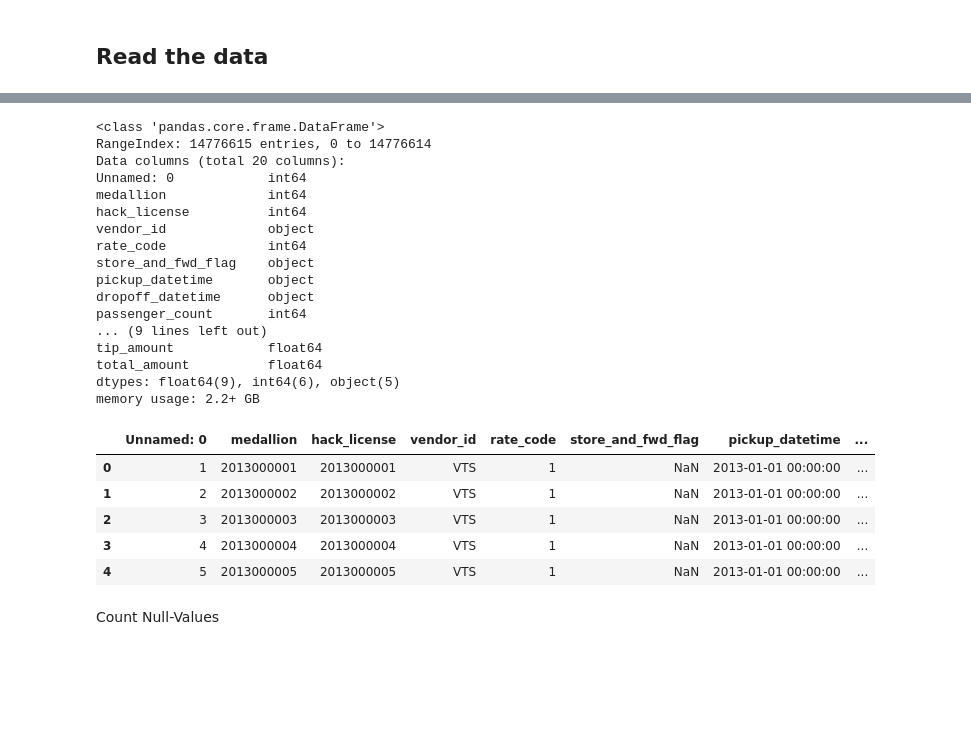
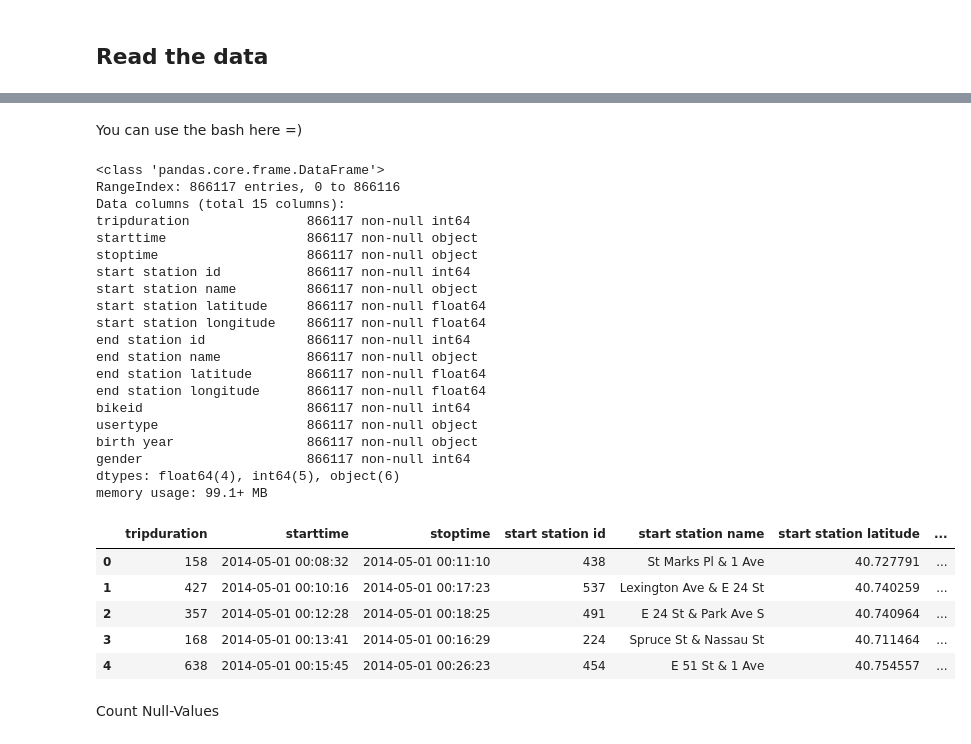
Before and after one commit to nikhase/nyc-taxi, a Jupyter notebook: monthlyDataAnalysis.ipynb, the cells around one changed output, grey strips where cells are left out. Saved outputs shown, nothing was run; the diff lists cells and outputs as text; code cells hidden in the pictures; blank space fills up the shorter version.

```diff
--- a/monthlyDataAnalysis.ipynb
+++ b/monthlyDataAnalysis.ipynb
@@ -24,36 +28,41 @@ sns.set_style("whitegrid")
+# %% [markdown]
+You can use the bash here =)
 # %%
-taxidata= pd.read_csv('data/data_jan13.csv',
+data= pd.read_csv('data/2014-05 - Citi Bike trip data.csv',
                              sep=',')
-# try parameter parse_date = True
+# try parameter parse_date = True. It does not work.
 # %%
-taxidata.info()
+data.info()
 # %% [output]
 <class 'pandas.core.frame.DataFrame'>
-RangeIndex: 14776615 entries, 0 to 14776614
-Data columns (total 20 columns):
-Unnamed: 0            int64
-medallion             int64
-hack_license          int64
-vendor_id             object
-rate_code             int64
-store_and_fwd_flag    object
-pickup_datetime       object
-dropoff_datetime      object
-passenger_count       int64
-... (9 lines left out)
-tip_amount            float64
-total_amount          float64
-dtypes: float64(9), int64(6), object(5)
-memory usage: 2.2+ GB
+RangeIndex: 866117 entries, 0 to 866116
+Data columns (total 15 columns):
+tripduration               866117 non-null int64
+starttime                  866117 non-null object
+stoptime                   866117 non-null object
+start station id           866117 non-null int64
+start station name         866117 non-null object
+start station latitude     866117 non-null float64
+start station longitude    866117 non-null float64
+end station id             866117 non-null int64
+end station name           866117 non-null object
+end station latitude       866117 non-null float64
+end station longitude      866117 non-null float64
+bikeid                     866117 non-null int64
+usertype                   866117 non-null object
+birth year                 866117 non-null object
+gender                     866117 non-null int64
+dtypes: float64(4), int64(5), object(6)
+memory usage: 99.1+ MB
 # %%
-taxidata.head()
+data.head()
 # %% [output]
-|  | Unnamed: 0 | medallion | hack_license | vendor_id | rate_code | store_and_fwd_flag | pickup_datetime | ... |
-| 0 | 1 | 2013000001 | 2013000001 | VTS | 1 | NaN | 2013-01-01 00:00:00 | ... |
-| 1 | 2 | 2013000002 | 2013000002 | VTS | 1 | NaN | 2013-01-01 00:00:00 | ... |
-| 2 | 3 | 2013000003 | 2013000003 | VTS | 1 | NaN | 2013-01-01 00:00:00 | ... |
-| 3 | 4 | 2013000004 | 2013000004 | VTS | 1 | NaN | 2013-01-01 00:00:00 | ... |
-| 4 | 5 | 2013000005 | 2013000005 | VTS | 1 | NaN | 2013-01-01 00:00:00 | ... |
+|  | tripduration | starttime | stoptime | start station id | start station name | start station latitude | ... |
+| 0 | 158 | 2014-05-01 00:08:32 | 2014-05-01 00:11:10 | 438 | St Marks Pl & 1 Ave | 40.727791 | ... |
+| 1 | 427 | 2014-05-01 00:10:16 | 2014-05-01 00:17:23 | 537 | Lexington Ave & E 24 St | 40.740259 | ... |
+| 2 | 357 | 2014-05-01 00:12:28 | 2014-05-01 00:18:25 | 491 | E 24 St & Park Ave S | 40.740964 | ... |
+| 3 | 168 | 2014-05-01 00:13:41 | 2014-05-01 00:16:29 | 224 | Spruce St & Nassau St | 40.711464 | ... |
+| 4 | 638 | 2014-05-01 00:15:45 | 2014-05-01 00:26:23 | 454 | E 51 St & 1 Ave | 40.754557 | ... |
 # %% [markdown]
 Count Null-Values
 # %%
```
Also changed, not shown: parts of 39 cells of this notebook.
